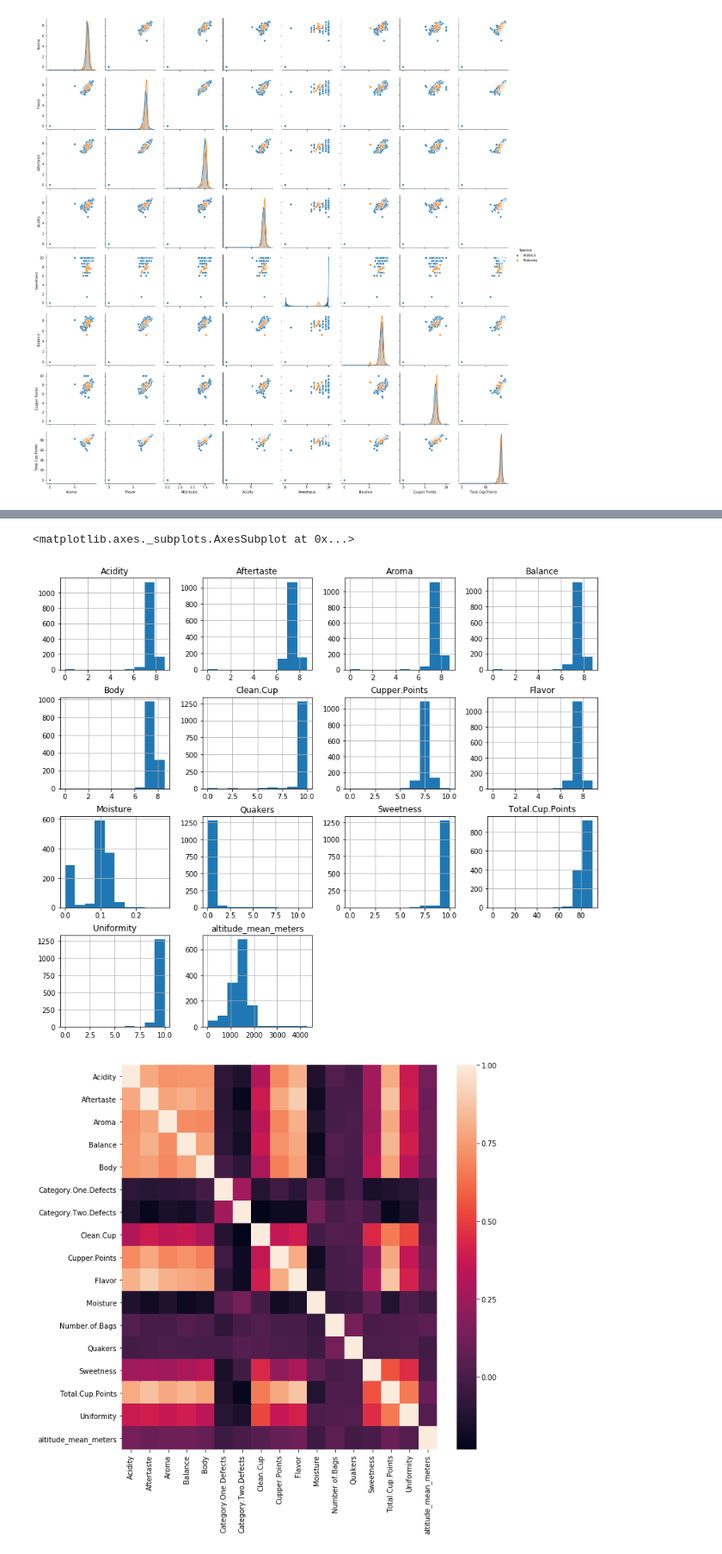
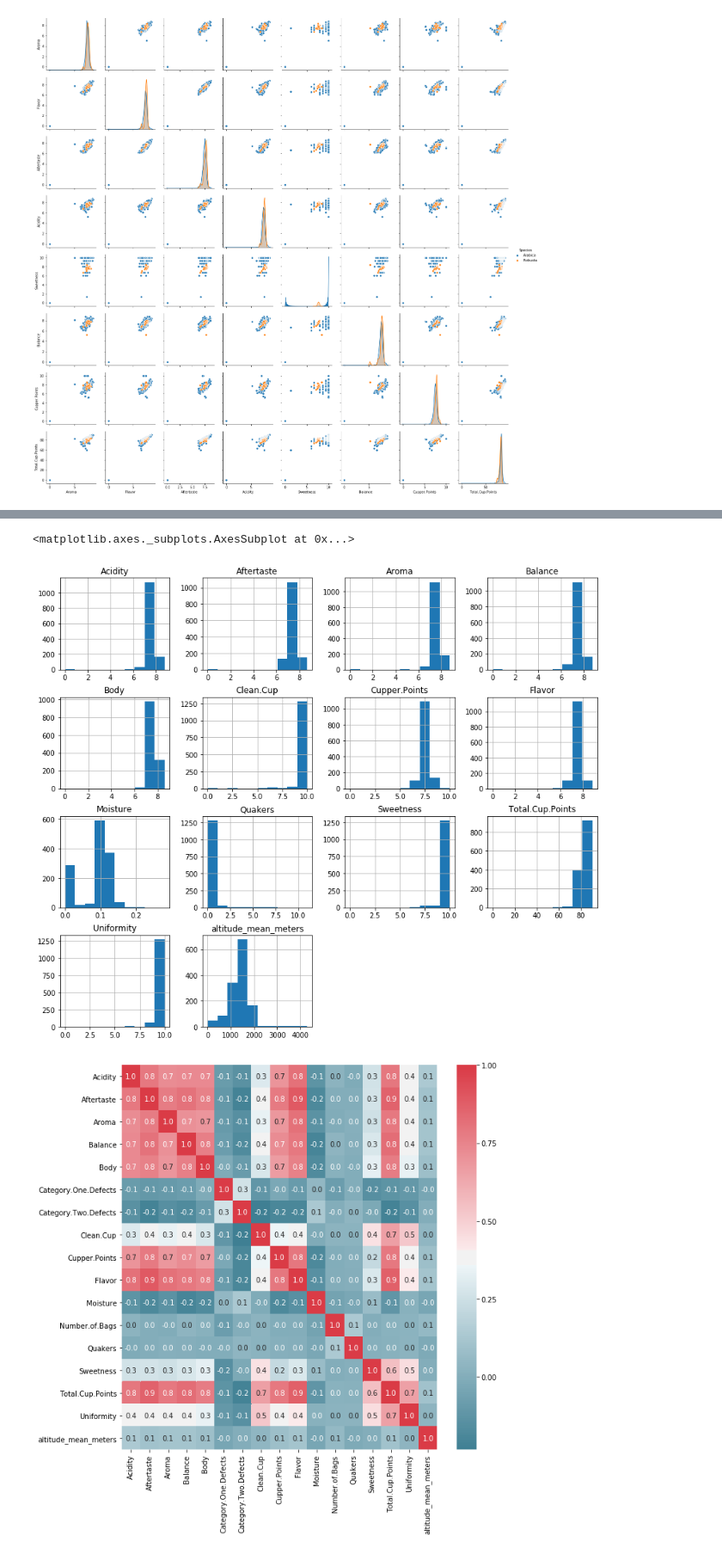
Before and after one commit to Landcruiser87/Cadc_7331_Project, a Jupyter notebook: analysis/Coffee.ipynb, the cells around one changed output, grey strips where cells are left out. Shown at 86% size. Drawn from its saved outputs; the diff is of its cells as text; code cells hidden in the pictures.

Commit message:
Heatmap adjustment.

```diff
--- a/analysis/Coffee.ipynb
+++ b/analysis/Coffee.ipynb
@@ -228,13 +228,14 @@ a heat map to confirm our suspicions.
 # %%
 df_num = df_comb.select_dtypes(include=['float64'])
 df_num.hist(figsize =(14,12))
-
+#Generate Color Map
+colormap = sns.diverging_palette(220, 10, as_cmap=True)
 f, ax = plt.subplots(figsize=(10, 10))
 corr = df_comb.corr()
-sns.heatmap(corr,
+sns.heatmap(corr, cmap=colormap, annot=True, fmt=".1f",
             xticklabels=corr.columns.values,
             yticklabels=corr.columns.values)
 # %% [output]
 <matplotlib.axes._subplots.AxesSubplot at 0x...>
 [figure]
-[figure, old version]
+[figure, new version]
```
Also changed, not shown: parts of 2 cells of this notebook.
